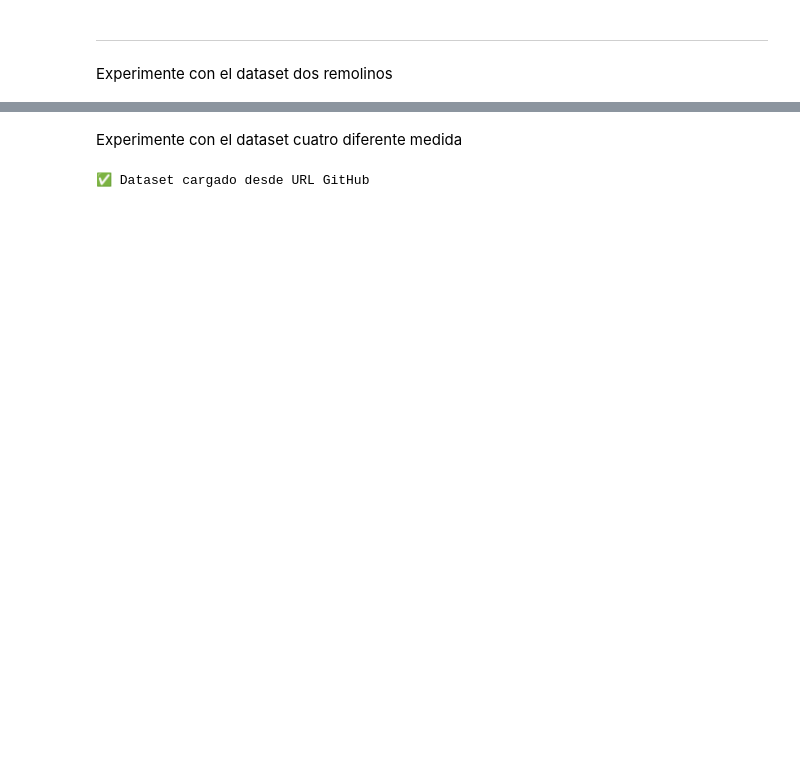
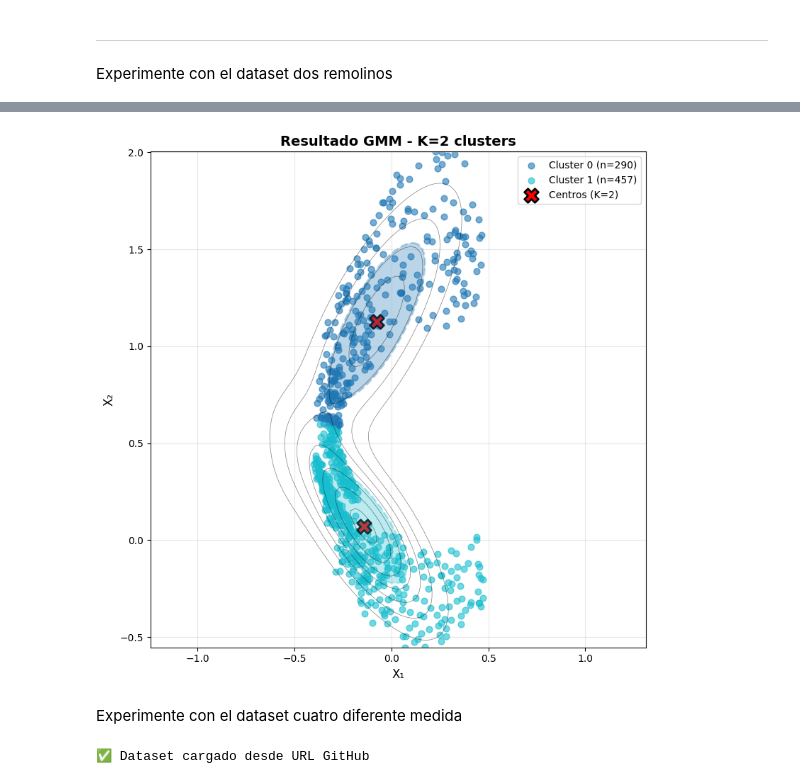
Before and after one commit to SandraNavarrete-docente/aprendizaje-automatico-252601, a Jupyter notebook: 04-MODELOS-NO-SUPERVISADOS/4_7_Métodos_de_clustering_basado_en_modelos_probabilisticos.ipynb, the cells around one changed output, grey strips where cells are left out. Saved outputs shown, nothing was run; the diff lists cells and outputs as text; code cells hidden in the pictures; blank space fills up the shorter version.

```diff
--- a/04-MODELOS-NO-SUPERVISADOS/4_7_Métodos_de_clustering_basado_en_modelos_probabilisticos.ipynb
+++ b/04-MODELOS-NO-SUPERVISADOS/4_7_Métodos_de_clustering_basado_en_modelos_probabilisticos.ipynb
@@ -92,7 +92,7 @@ def paso_E(K, Dx,cDx, sigmas, PIs):
     #Se asegura que Dy_probs se normalice para que las probabilidades sumen 1 en cada fila.
     sum_Dy_probs = np.sum(Dy_probs, axis=1)
     sum_Dy_probs[sum_Dy_probs == 0] = 1e-10     # Evitar la división por cero
-    Dy_probs =  Dy_probs / sum_Dy_probs# P4 tu codigo aqui
+    Dy_probs =  Dy_probs / sum_Dy_probs[:, None]# P4 tu codigo aqui
     return Dy_probs
 # %% [markdown]
 En el paso M se (re)calculan los parámetros del modelo: los centros de las distribuciones normales (uno por componente,  μk ), las matrices de covarianzas de las normales (una por componente,  Σk ) y los coeficientes de importancia de las diferentes componentes ( {πk}Kk=1 , con  ∑kπk=1 ).
@@ -119,15 +119,15 @@ def GMM(Dx, K):
   # Flag de convergencia
   iterando = True
   # inicializar el modelo
-  cDx, sigmas, PIs = inicializar_parametros(Dx, k)# P6 tu codigo aqui
+  cDx, sigmas, PIs = inicializar_parametros(Dx, K)# P6 tu codigo aqui
   while iterando:
     # Vector auxiliar para guardar los centros de la iteración pasada
     # necesarios para identificar la convergencia
     cDx_ant = cDx.copy()
     # PASO E:
-    Dy_probs = paso_E(k, Dx, cDx, sigmas, PIs)# P7 tu codigo aqui
+    Dy_probs = paso_E(K, Dx, cDx, sigmas, PIs)# P7 tu codigo aqui
     # PASO M:
-    cDx, sigmas, PIs = paso_M(k, Dx, Dy_probs)# P8 tu codigo aqui
+    cDx, sigmas, PIs = paso_M(K, Dx, Dy_probs)# P8 tu codigo aqui
     # Verificar la convergencia
     if np.allclose(cDx, cDx_ant):
         iterando = False
@@ -271,3 +288,7 @@ visualizar_gmm(Dx, cDx, sigmas, Dyp)
+# %%
+visualizar_gmm(Dx1, cDx1, sigmas1, Dyp1)
+# %% [output]
+[figure, added]
 # %% [markdown]
 Experimente con el dataset cuatro diferente medida
 # %%
```
Also changed, not shown: parts of 21 cells of this notebook.
